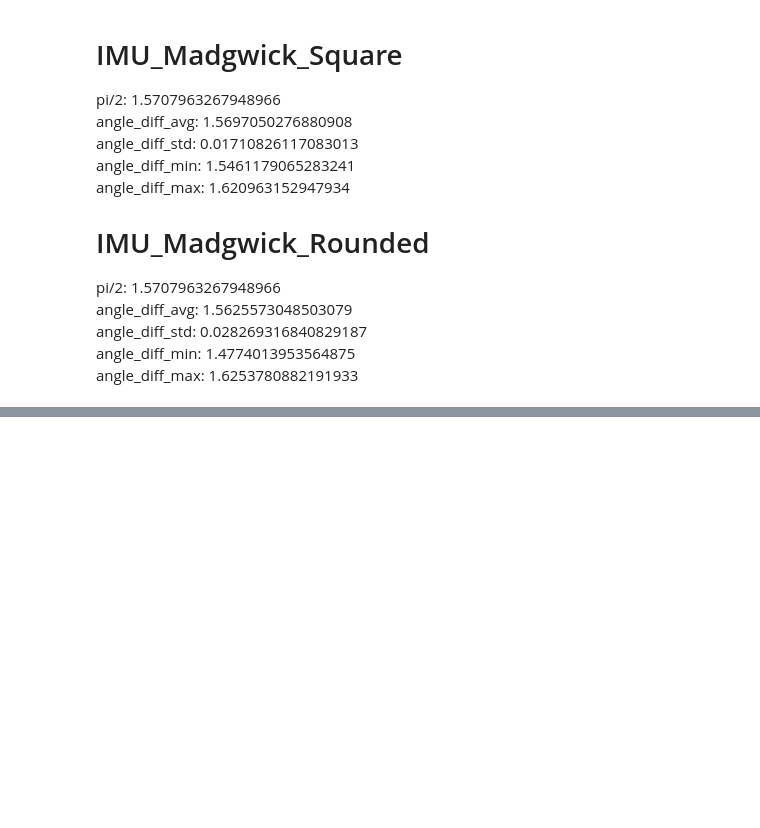
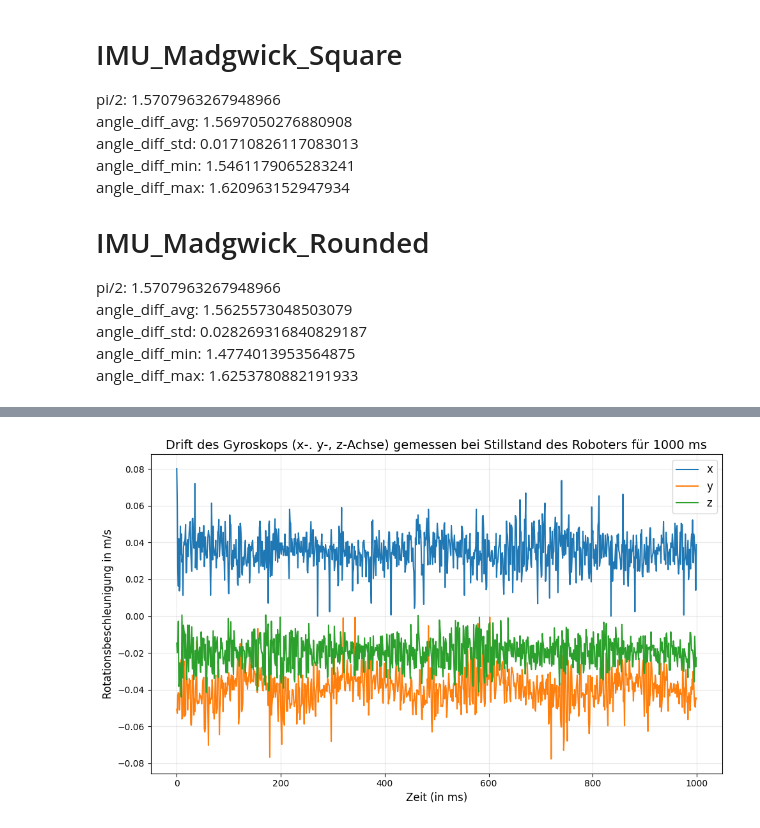
Before and after one commit to charlotte-strg/IMU_Audit, a Jupyter notebook: src/runs_on_pc/ergebnisse_viz.ipynb, the cells around one changed output, grey strips where cells are left out. Drawn from its saved outputs; the diff is of its cells as text; code cells hidden in the pictures; blank space fills up the shorter version.

```diff
--- a/src/runs_on_pc/ergebnisse_viz.ipynb
+++ b/src/runs_on_pc/ergebnisse_viz.ipynb
@@ -279,0 +344,26 @@ angle_diff_max: 1.6253780882191933
+# %%
+# Plot
+plt.figure(figsize=(10, 6))
+
+# Verlauf der Spalten plotten
+# plt.plot(df_drift.index, df_drift["x"], label="x", marker="o")
+# plt.plot(df_drift.index, df_drift["y"], label="y", marker="s")
+# plt.plot(df_drift.index, df_drift["z"], label="z", marker="^")
+plt.plot(df_drift.index, df_drift["x"], label="x")
+plt.plot(df_drift.index, df_drift["y"], label="y")
+plt.plot(df_drift.index, df_drift["z"], label="z")
+
+# Achsentitel und Beschriftungen
+plt.title("Drift des Gyroskops (x-. y-, z-Achse) gemessen bei Stillstand des Roboters für 1000 ms", fontsize=14)
+plt.xlabel("Zeit (in ms)", fontsize=12)
+plt.ylabel("Rotationsbeschleunigung in m/s", fontsize=12)
+
+# Legende und Gitter
+plt.legend(fontsize=12)
+plt.grid(alpha=0.3)
+
+# Diagramm anzeigen
+plt.tight_layout()
+plt.show()
+# %% [output]
+[figure, added]
```
Also changed, not shown: parts of 7 cells of this notebook, 4 other files.
